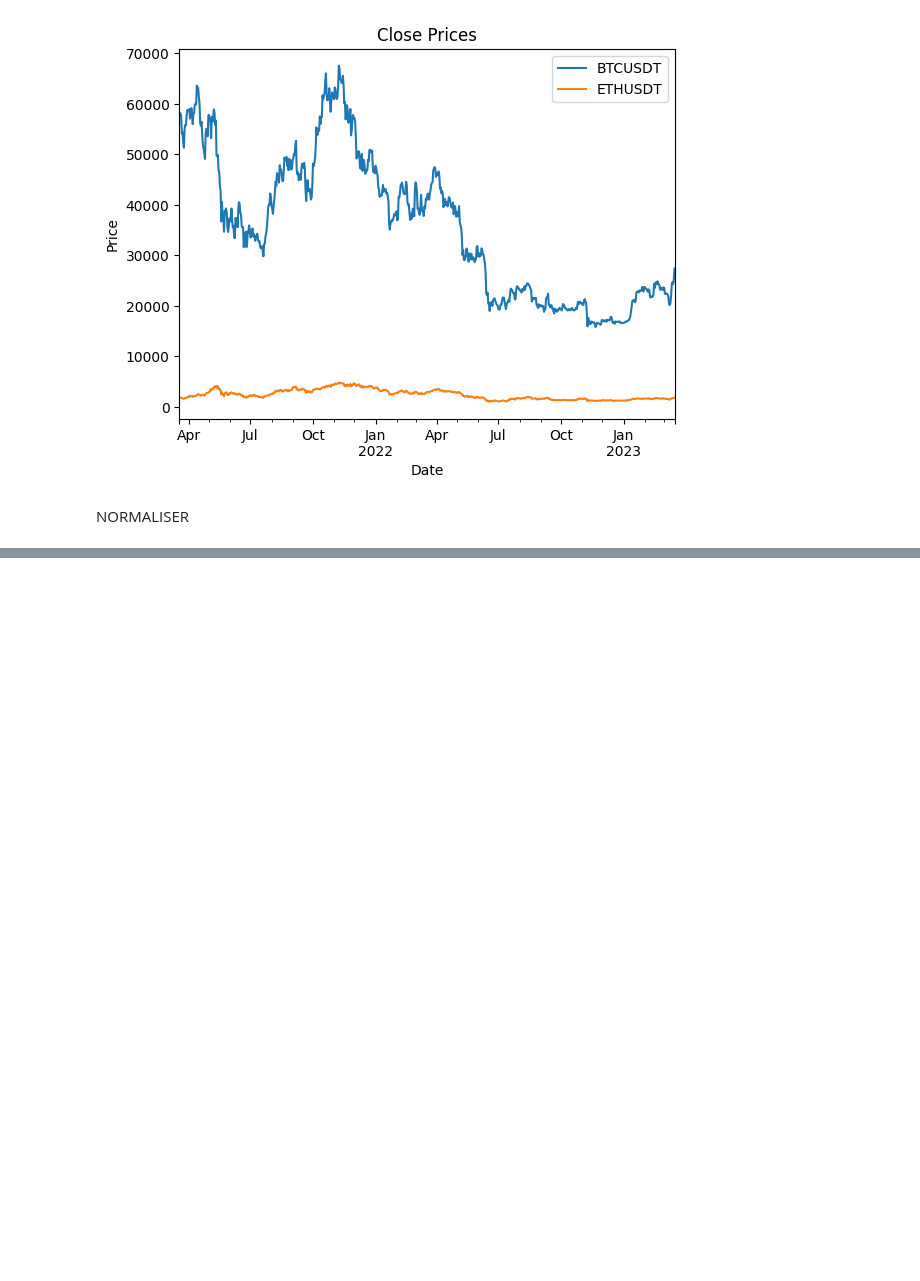
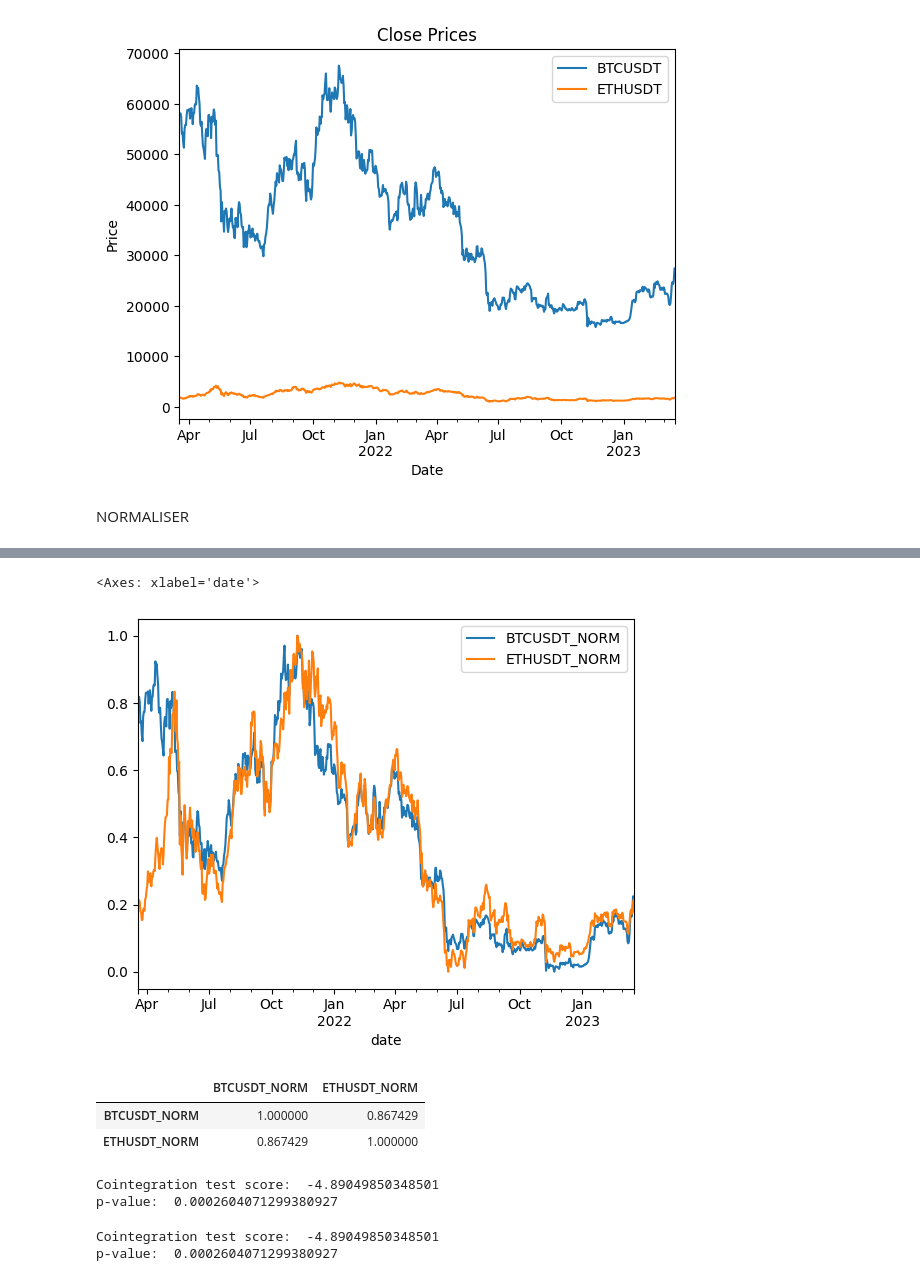
Before and after one commit to maria-aboulaala/PFA-INTERNSHIP, a Jupyter notebook: BTCETH/analyse.ipynb, the cells around one changed output, grey strips where cells are left out. Drawn from its saved outputs; the diff is of its cells as text; code cells hidden in the pictures; blank space fills up the shorter version.

```diff
--- a/BTCETH/analyse.ipynb
+++ b/BTCETH/analyse.ipynb
@@ -73,3 +73,13 @@ plt.show()
 NORMALISER
 # %%
 from sklearn.preprocessing import MinMaxScaler
+# %%
+import pandas as pd
+from sklearn.preprocessing import MinMaxScaler
+
+scaler = MinMaxScaler()
+
+df['BTCUSDT_NORM'] = scaler.fit_transform(df[['BTCUSDT']])
+df['ETHUSDT_NORM'] = scaler.fit_transform(df[['ETHUSDT']])
+# %%
+df = df.drop('timestamp', axis=1 )
@@ -75,0 +103,2 @@ from sklearn.preprocessing import MinMaxScaler
+# %%
+df_norm = df.drop(['BTCUSDT', 'ETHUSDT'] , axis = 1)
@@ -75,0 +122,44 @@ from sklearn.preprocessing import MinMaxScaler
+# %%
+df_norm.plot()
+# %% [output]
+<Axes: xlabel='date'>
+[figure, added]
+# %%
+corr2_matrix = df_norm.corr(numeric_only=True)
+corr2_matrix
+# %% [output]
+|  | BTCUSDT_NORM | ETHUSDT_NORM |
+| BTCUSDT_NORM | 1.000000 | 0.867429 |
+| ETHUSDT_NORM | 0.867429 | 1.000000 |
+# %%
+from statsmodels.tsa.stattools import coint
+
+# Load data for the two pairs
+pair1 = df_norm['BTCUSDT_NORM']
+pair2 = df_norm['ETHUSDT_NORM']
+
+# Compute the cointegration test
+score, pvalue, _ = coint(pair1, pair2)
+
+# Print the results
+print("Cointegration test score: ", score)
+print("p-value: ", pvalue)
+# %% [output]
+Cointegration test score:  -4.89049850348501
+p-value:  0.0002604071299380927
+# %%
+from statsmodels.tsa.stattools import coint
+
+# Load data for the two pairs
+pair1c = df['BTCUSDT']
+pair2c = df['ETHUSDT']
+
+# Compute the cointegration test
+score2, pvalue2, _ = coint(pair1c, pair2c)
+
+# Print the results
+print("Cointegration test score: ", score2)
+print("p-value: ", pvalue2)
+# %% [output]
+Cointegration test score:  -4.89049850348501
+p-value:  0.0002604071299380927
```
Also changed, not shown: parts of 2 cells of this notebook, 1 other file.
